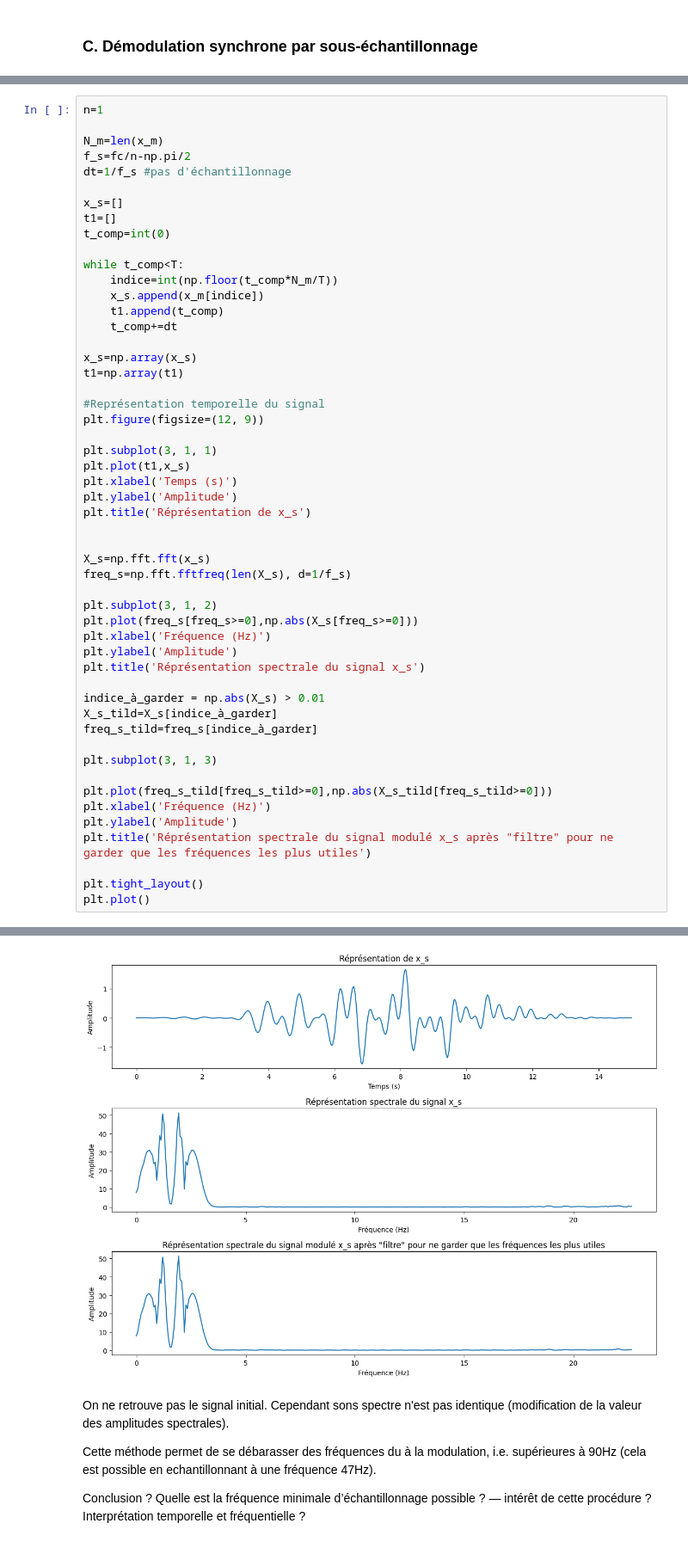
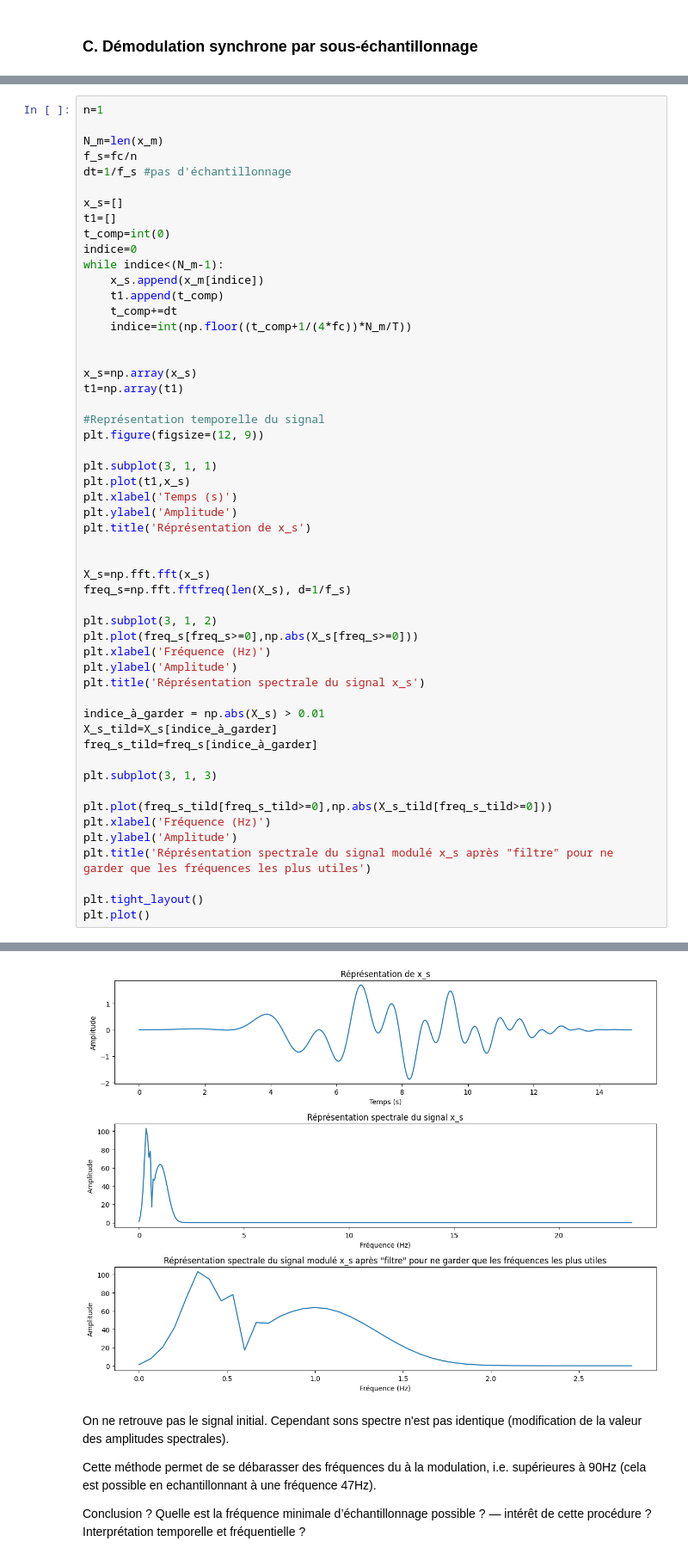
Before and after one commit to TomSchippke/PROJETS_S2, a Jupyter notebook: Mini_Projet_LAGARDE_SCHIPPKE.ipynb, the cells around one changed output, grey strips where cells are left out. Shown at 86% size. Saved outputs shown, nothing was run; the diff lists cells and outputs as text.

```diff
--- a/Mini_Projet_LAGARDE_SCHIPPKE.ipynb
+++ b/Mini_Projet_LAGARDE_SCHIPPKE.ipynb
@@ -512,18 +517,19 @@ d’échantillonnage possible ?
 n=1
 
 N_m=len(x_m)
-f_s=fc/n-np.pi/2
+f_s=fc/n
 dt=1/f_s #pas d'échantillonnage
 
 x_s=[]
 t1=[]
 t_comp=int(0)
-
-while t_comp<T:
-    indice=int(np.floor(t_comp*N_m/T))
+indice=0
+while indice<(N_m-1):
     x_s.append(x_m[indice])
     t1.append(t_comp)
     t_comp+=dt
+    indice=int(np.floor((t_comp+1/(4*fc))*N_m/T))
+
 
 x_s=np.array(x_s)
 t1=np.array(t1)
@@ -535,34 +541,34 @@ plt.subplot(3, 1, 1)
 plt.plot(t1,x_s)
 plt.xlabel('Temps (s)')
 plt.ylabel('Amplitude')
 plt.title('Réprésentation de x_s')
 
 
 X_s=np.fft.fft(x_s)
 freq_s=np.fft.fftfreq(len(X_s), d=1/f_s)
 
 plt.subplot(3, 1, 2)
 plt.plot(freq_s[freq_s>=0],np.abs(X_s[freq_s>=0]))
 plt.xlabel('Fréquence (Hz)')
 plt.ylabel('Amplitude')
 plt.title('Réprésentation spectrale du signal x_s')
 
 indice_à_garder = np.abs(X_s) > 0.01
 X_s_tild=X_s[indice_à_garder]
 freq_s_tild=freq_s[indice_à_garder]
 
 plt.subplot(3, 1, 3)
 
 plt.plot(freq_s_tild[freq_s_tild>=0],np.abs(X_s_tild[freq_s_tild>=0]))
 plt.xlabel('Fréquence (Hz)')
 plt.ylabel('Amplitude')
 plt.title('Réprésentation spectrale du signal modulé x_s après "filtre" pour ne garder que les fréquences les plus utiles')
 
 plt.tight_layout()
 plt.plot()
 # %% [output]
 []
-[figure, old version]
+[figure, new version]
 # %% [markdown]
 On ne retrouve pas le signal initial. Cependant sons spectre n'est pas identique (modification de la valeur des amplitudes spectrales).
 
```
Also changed, not shown: parts of 4 cells of this notebook.
